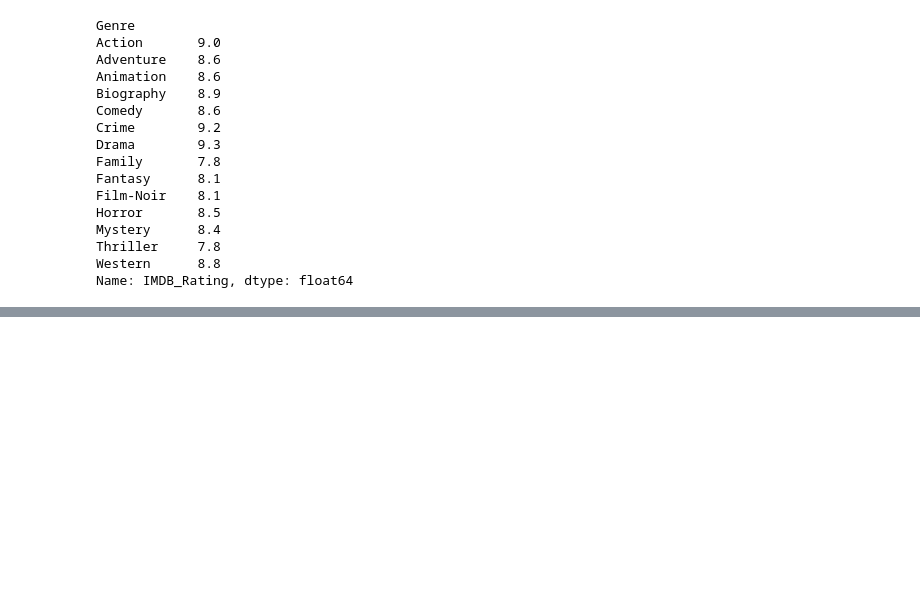
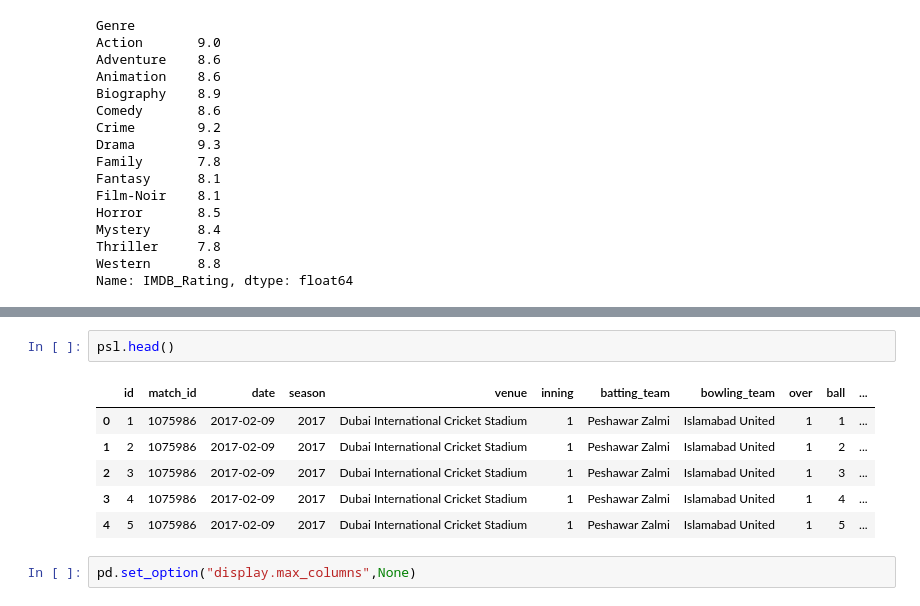
Before and after one commit to AMMARKHALID2004/Pandas, a Jupyter notebook: Pandas Session 4 (GroupBy).ipynb, the cells around one changed output, grey strips where cells are left out. Cells and saved outputs as stored; diff of their text form; blank space fills up the shorter version.

```diff
--- a/Pandas Session 4 (GroupBy).ipynb
+++ b/Pandas Session 4 (GroupBy).ipynb
@@ -403,0 +567,11 @@ Name: IMDB_Rating, dtype: float64
+# %%
+psl.head()
+# %% [output]
+|  | id | match_id | date | season | venue | inning | batting_team | bowling_team | over | ball | ... |
+| 0 | 1 | 1075986 | 2017-02-09 | 2017 | Dubai International Cricket Stadium | 1 | Peshawar Zalmi | Islamabad United | 1 | 1 | ... |
+| 1 | 2 | 1075986 | 2017-02-09 | 2017 | Dubai International Cricket Stadium | 1 | Peshawar Zalmi | Islamabad United | 1 | 2 | ... |
+| 2 | 3 | 1075986 | 2017-02-09 | 2017 | Dubai International Cricket Stadium | 1 | Peshawar Zalmi | Islamabad United | 1 | 3 | ... |
+| 3 | 4 | 1075986 | 2017-02-09 | 2017 | Dubai International Cricket Stadium | 1 | Peshawar Zalmi | Islamabad United | 1 | 4 | ... |
+| 4 | 5 | 1075986 | 2017-02-09 | 2017 | Dubai International Cricket Stadium | 1 | Peshawar Zalmi | Islamabad United | 1 | 5 | ... |
+# %%
+pd.set_option("display.max_columns",None)
```
Also changed, not shown: parts of 18 cells of this notebook, 6 other files.
